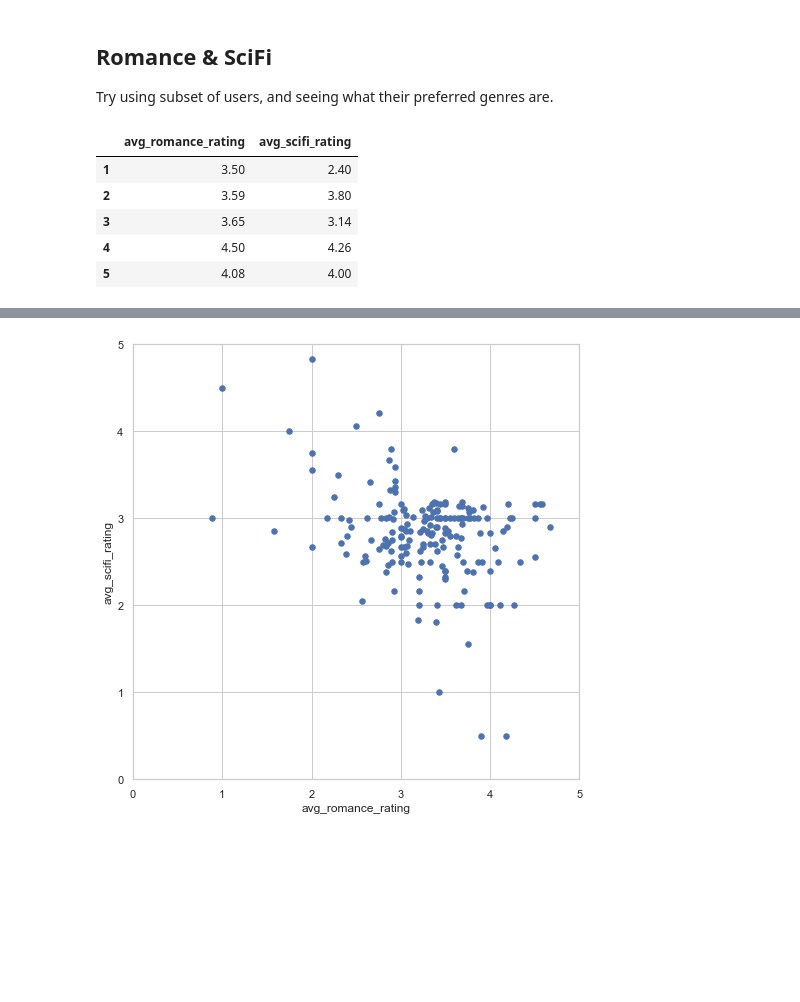
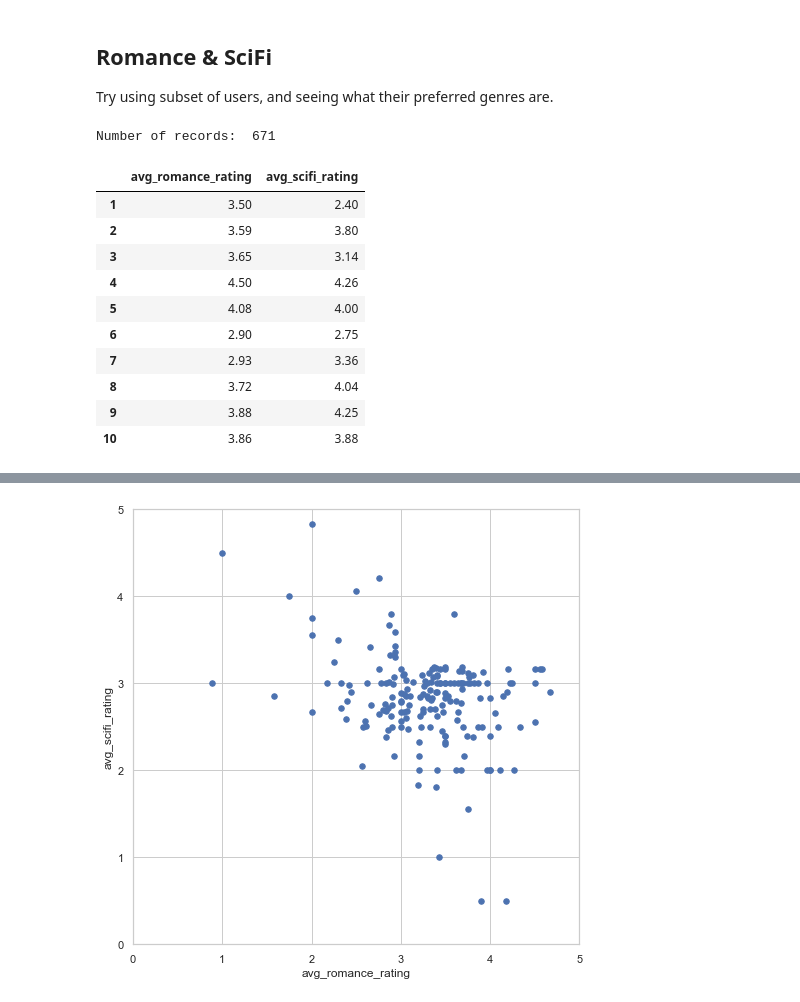
Before and after one commit to ttduongtran/practice-data-mining, a Jupyter notebook: index_prediction_vi.ipynb, the cells around one changed output, grey strips where cells are left out. Saved outputs shown, nothing was run; the diff lists cells and outputs as text; code cells hidden in the pictures; blank space fills up the shorter version.

```diff
--- a/index_prediction_vi.ipynb
+++ b/index_prediction_vi.ipynb
@@ -137,21 +137,28 @@ Try using subset of users, and seeing what their preferred genres are.
 # %%
 # [7]
 
 # Calculate the average rating of ['Romance', 'Comedy'] movies
 # get_genre_ratings(ratings, movies, genres, column_names)
 genre_ratings_columns = ['Romance', 'Sci-Fi']
 genre_ratings_avg_columns = ['avg_romance_rating', 'avg_scifi_rating']
 
 # tính lượt rating trung bình từng thể loại
 genre_ratings = helper.get_genre_ratings(ratings, movies, genre_ratings_columns, genre_ratings_avg_columns)
-genre_ratings.head()
+print( "Number of records: ", len(genre_ratings))
+genre_ratings.head(10)
 # %% [output]
+Number of records:  671
 |  | avg_romance_rating | avg_scifi_rating |
 | 1 | 3.50 | 2.40 |
 | 2 | 3.59 | 3.80 |
 | 3 | 3.65 | 3.14 |
 | 4 | 4.50 | 4.26 |
 | 5 | 4.08 | 4.00 |
+| 6 | 2.90 | 2.75 |
+| 7 | 2.93 | 3.36 |
+| 8 | 3.72 | 4.04 |
+| 9 | 3.88 | 4.25 |
+| 10 | 3.86 | 3.88 |
 # %%
 # [8]
 # bias_genre_rating_dataset(genre_ratings, score_limit_1, score_limit_2)
```
Also changed, not shown: parts of 30 cells of this notebook, 5 other files.
